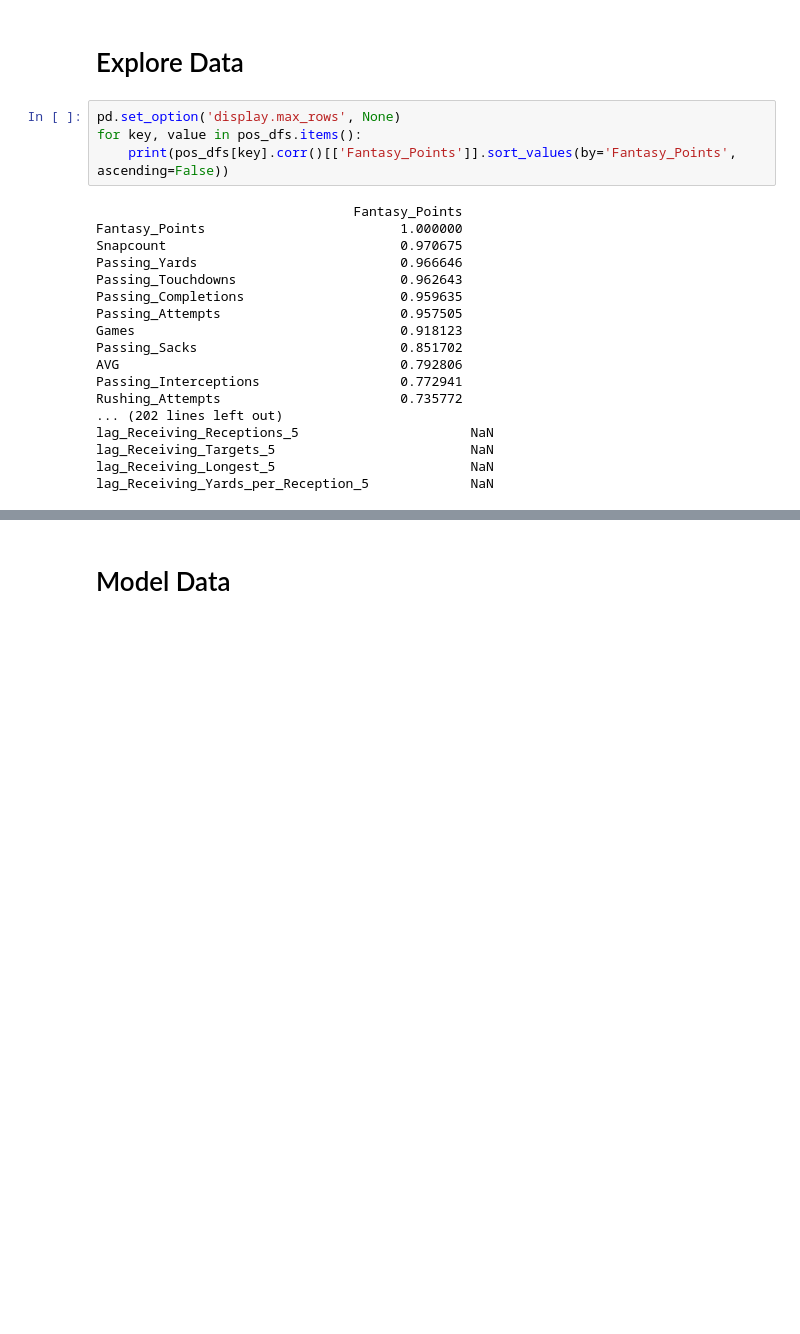
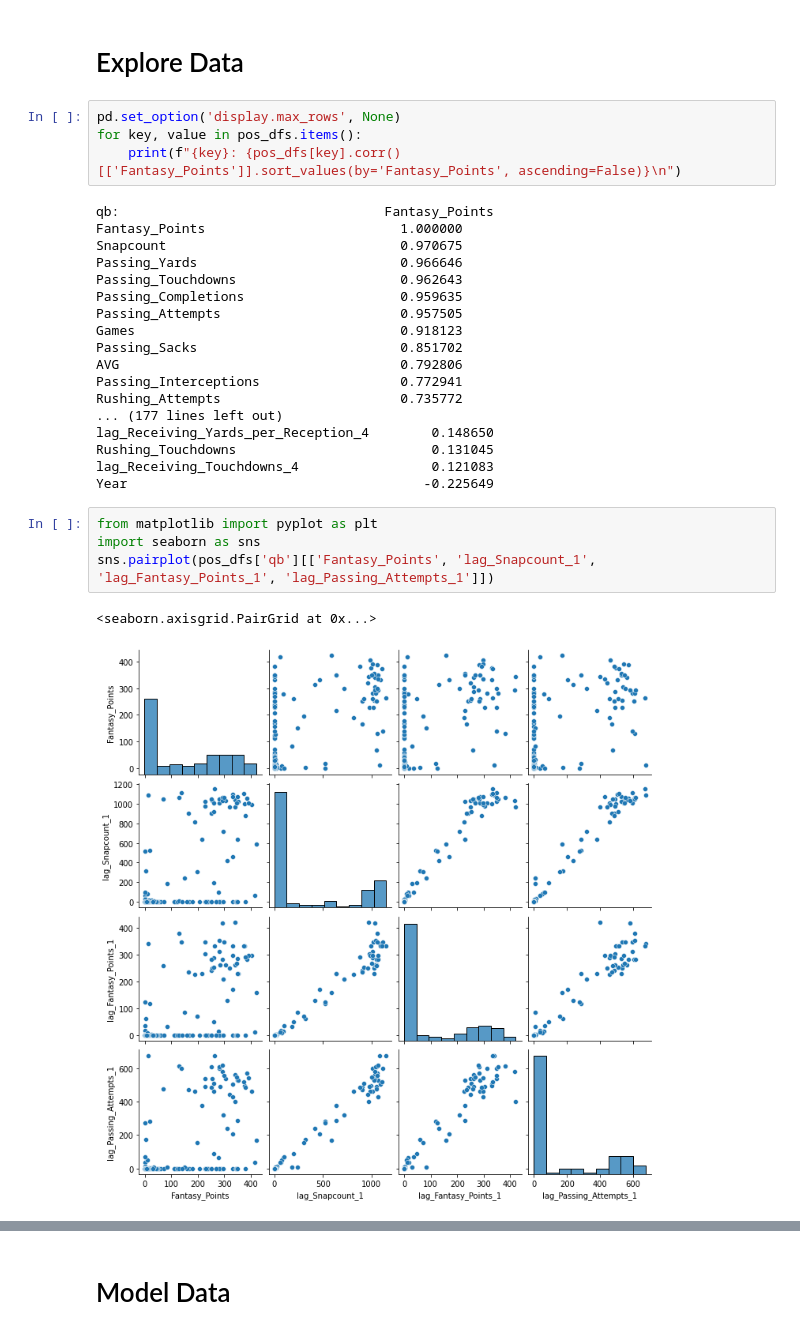
Before and after one commit to AlexanderCrisler/Data-Science-Final-Project, a Jupyter notebook: final_project.ipynb, the cells around one changed output, grey strips where cells are left out. Drawn from its saved outputs; the diff is of its cells as text; blank space fills up the shorter version.

Commit message:
added explorative graphs

```diff
--- a/final_project.ipynb
+++ b/final_project.ipynb
@@ -362,9 +362,9 @@ for key, value in pos_dfs.items():
 # %%
 pd.set_option('display.max_rows', None)
 for key, value in pos_dfs.items():
-    print(pos_dfs[key].corr()[['Fantasy_Points']].sort_values(by='Fantasy_Points', ascending=False))
+    print(f"{key}: {pos_dfs[key].corr()[['Fantasy_Points']].sort_values(by='Fantasy_Points', ascending=False)}\n")
 # %% [output]
-                                 Fantasy_Points
+qb:                                  Fantasy_Points
 Fantasy_Points                         1.000000
 Snapcount                              0.970675
 Passing_Yards                          0.966646
@@ -376,8 +376,15 @@ Passing_Sacks                          0.851702
 AVG                                    0.792806
 Passing_Interceptions                  0.772941
 Rushing_Attempts                       0.735772
-... (202 lines left out)
-lag_Receiving_Receptions_5                      NaN
-lag_Receiving_Targets_5                         NaN
-lag_Receiving_Longest_5                         NaN
-lag_Receiving_Yards_per_Reception_5             NaN
+... (177 lines left out)
+lag_Receiving_Yards_per_Reception_4        0.148650
+Rushing_Touchdowns                         0.131045
+lag_Receiving_Touchdowns_4                 0.121083
+Year                                      -0.225649
+# %%
+from matplotlib import pyplot as plt
+import seaborn as sns
+sns.pairplot(pos_dfs['qb'][['Fantasy_Points', 'lag_Snapcount_1', 'lag_Fantasy_Points_1', 'lag_Passing_Attempts_1']])
+# %% [output]
+<seaborn.axisgrid.PairGrid at 0x...>
+[figure, added]
```
Also changed, not shown: parts of 9 cells of this notebook.
